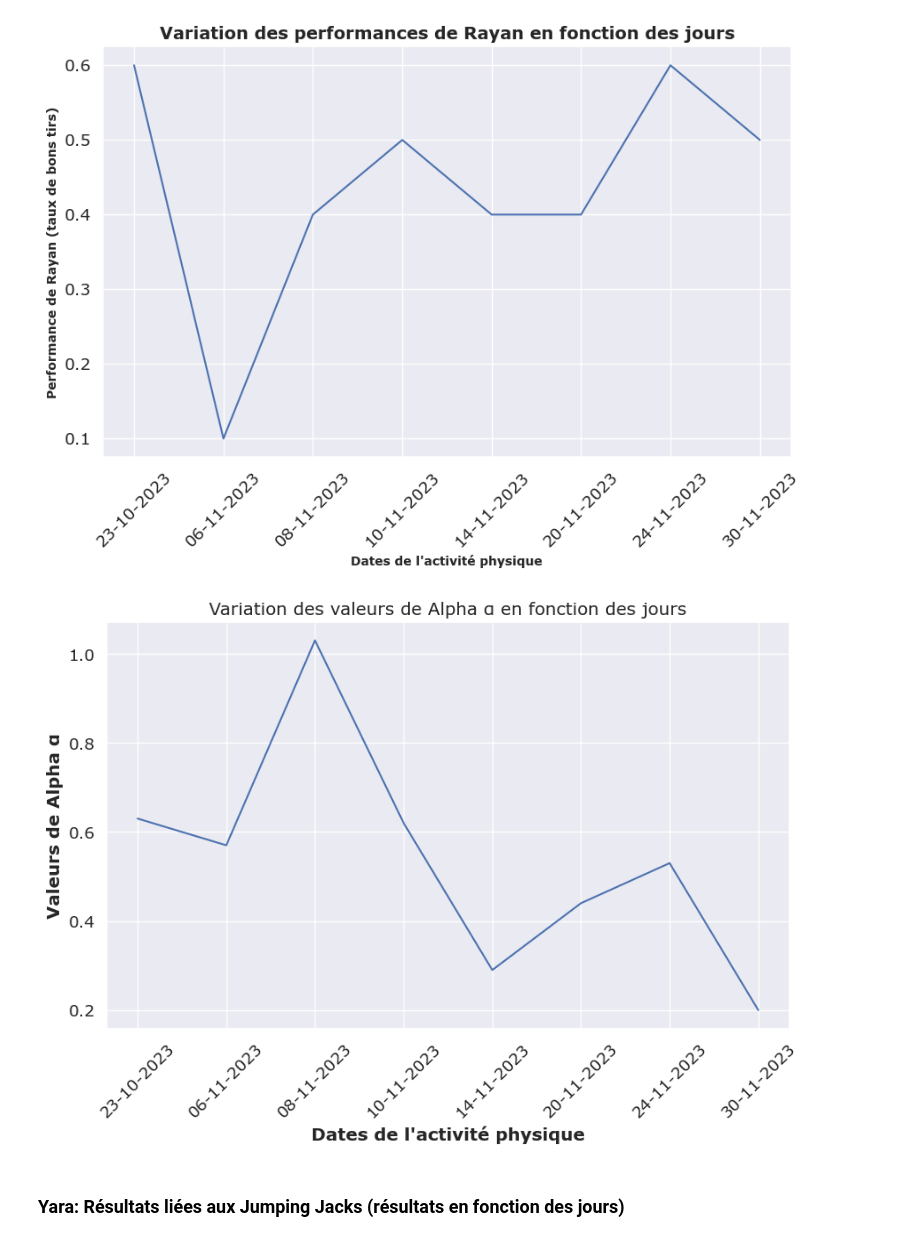
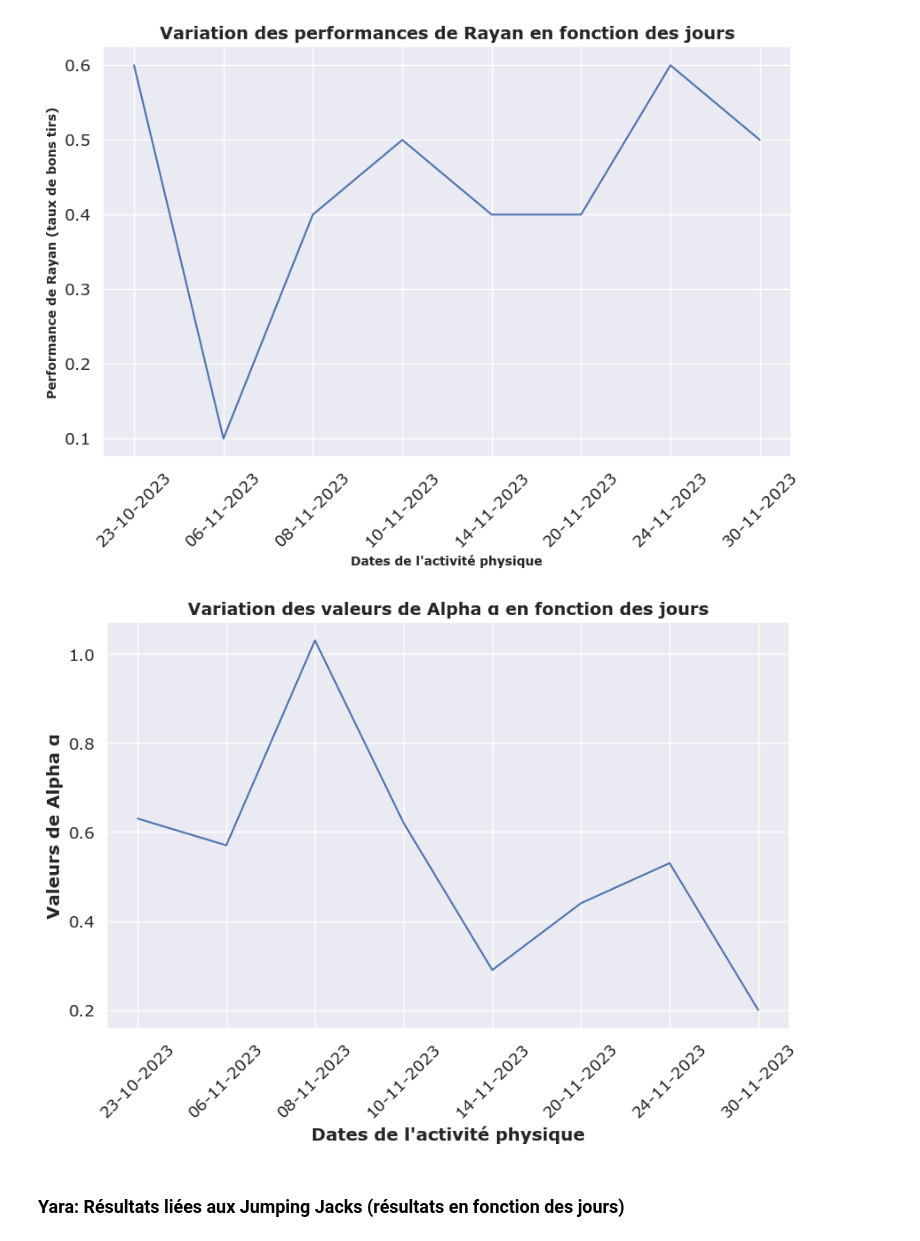
Before and after one commit to Kibalchish47/CalisphAir-LFLV-2023, a Jupyter notebook: code/visualisation de données.ipynb, the cells around one changed output. Cells and saved outputs as stored; diff of their text form; code cells hidden in the pictures.

```diff
--- a/code/visualisation de données.ipynb
+++ b/code/visualisation de données.ipynb
@@ -143,17 +146,17 @@ plt.show()
 # %%
 # Visualiser les valeurs de Alpha α en fonction des jours avec un graphique
 plt.figure(figsize=(10, 6))
 sns.lineplot(x=dates, y=alpha_values)
 
 plt.xlabel("Dates de l'activité physique", fontweight="bold")
 plt.ylabel("Valeurs de Alpha α", fontweight="bold")
 
-plt.title("Variation des valeurs de Alpha α en fonction des jours")
+plt.title("Variation des valeurs de Alpha α en fonction des jours", fontweight="bold", fontsize=14)
 
 plt.xticks(rotation=45)
 plt.show()
 # %% [output]
-[figure, old version]
+[figure, new version]
 # %% [markdown]
 ### Yara: Résultats liées aux Jumping Jacks (résultats en fonction des jours)
 # %%
```
Also changed, not shown: parts of 3 cells of this notebook.
